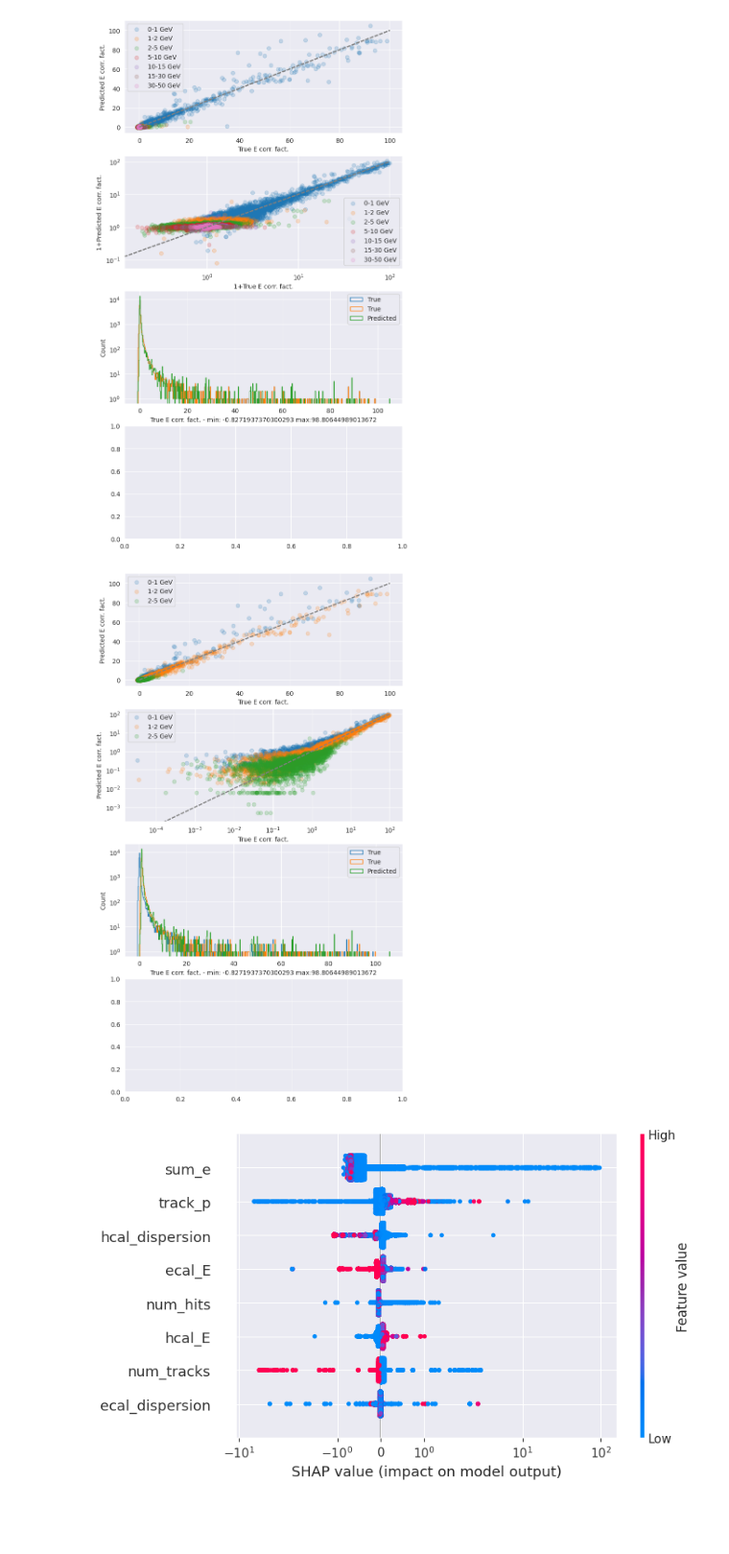
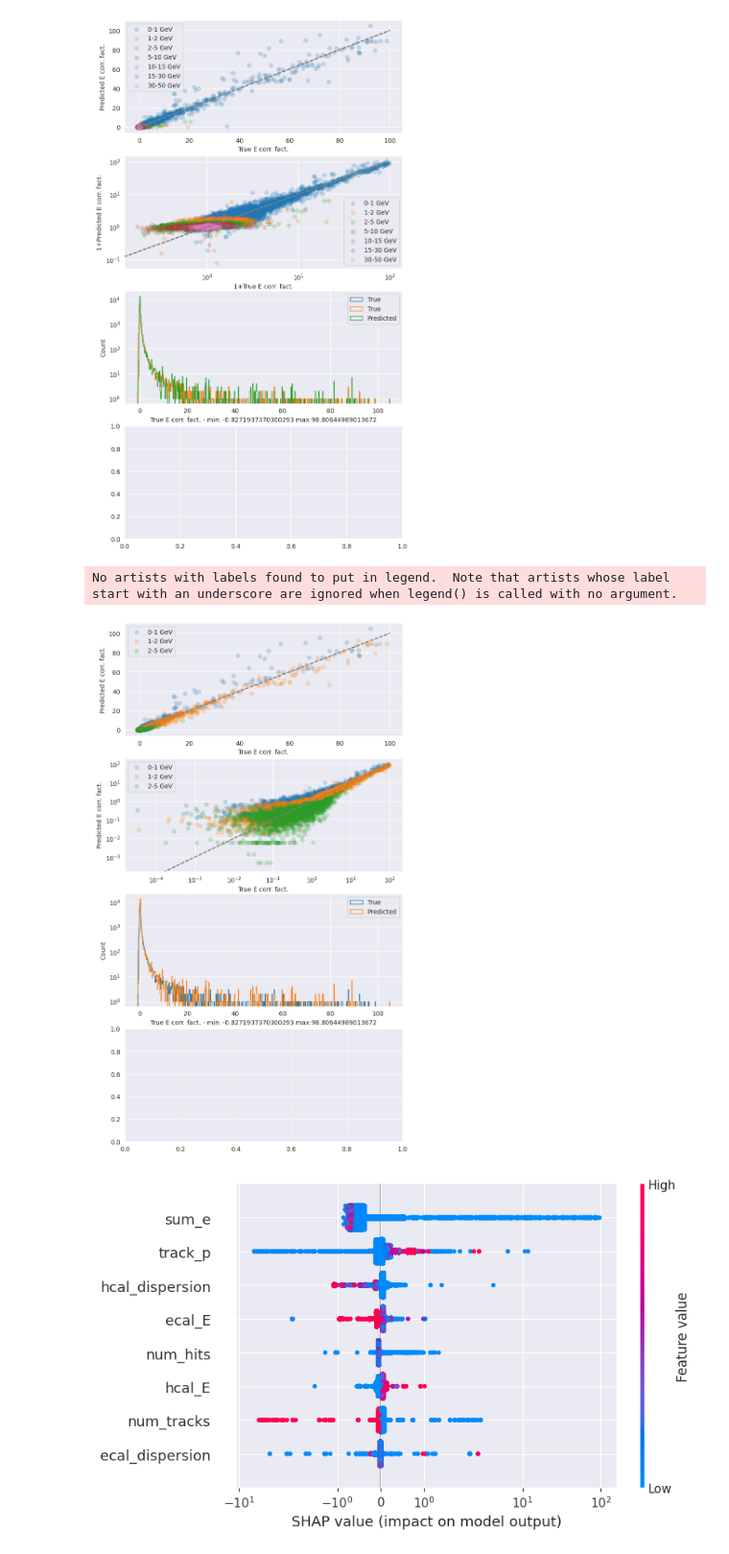
Before and after one commit to selvaggi/mlpf, a Jupyter notebook: notebooks/8_train_energy_regression.ipynb, the cells around one changed output. Shown at 96% size. Drawn from its saved outputs; the diff is of its cells as text; code cells hidden in the pictures; blank space fills up the shorter version.

```diff
--- a/notebooks/8_train_energy_regression.ipynb
+++ b/notebooks/8_train_energy_regression.ipynb
@@ -67,3 +97,6 @@ def main():
         raise NotImplementedError
 # %% [output]
 CUDA available: True
+# %%
+ds = get_dataset()
+print("Loaded dataset")
@@ -70,3 +110,3 @@ CUDA available: True
 # %%
-yt, yp, en, _, model, split = main()
+yt, yp, en, _, model, split = main(ds=ds, train_only_on_tracks=True)
 # %% [output]
@@ -152,37 +190,38 @@ def plot1(ytrue, ypred, energies):
             if i not in [0, 1, 2]:
                 continue
             mask = (energies > bins[i]) & (energies < bins[i + 1])
             ax[0].scatter(ytrue[mask], ypred[mask], label=f"{bins[i]}-{bins[i+1]} GeV", alpha=0.2)
             # plot identity line
             ax[0].plot([0, 100], [0, 100], color="gray", linestyle="--")
             ax[1].plot([0, 100], [0, 100], color="gray", linestyle="--")
             ax[1].scatter(ytrue[mask], ypred[mask], label=f"{bins[i]}-{bins[i + 1]} GeV", alpha=0.2)
         ax[0].set_xlabel("True E corr. fact.")
         ax[0].set_ylabel("Predicted E corr. fact.")
         ax[1].set_xlabel("True E corr. fact.")
         ax[1].set_ylabel("Predicted E corr. fact.")
         # ax1 is in logscale
         ax[1].set_yscale("log")
         ax[1].set_xscale("log")
         ax[0].legend()
         ax[1].legend()
         # ax 2 and 3 just plot a histogram of the true and predicted values
-        ax[2].hist(ytrue, bins=500, histtype="step", label="True")
+        #ax[2].hist(ytrue, bins=500, histtype="step", label="True")
         ax[2].set_xlabel("True E corr. fact. - min: " + str(round(ytrue.min().item(), 2)) + " max:" + str(round(ytrue.max().item(), 2)))
         ax[2].set_ylabel("Count")
         ax[2].legend()
         ax[2].set_yscale("log")
         ##########################
-        ax[2].hist(1+ytrue, bins=500, histtype="step", label="True")
-        ax[2].hist(1+ypred, bins=500, histtype="step", label="Predicted")
+        ax[2].hist(ytrue, bins=500, histtype="step", label="True")
+        ax[2].hist(ypred, bins=500, histtype="step", label="Predicted")
         ax[2].set_xlabel("True E corr. fact. - min: " + str(ytrue.min().item()) + " max:" + str(ytrue.max().item()))
         ax[2].set_ylabel("Count")
         ax[2].legend()
         ax[2].set_yscale("log")
         wandb.log({"validation": wandb.Image(fig)})
 plot1(yt, yp, en)
 # %% [output]
+No artists with labels found to put in legend.  Note that artists whose label start with an underscore are ignored when legend() is called with no argument.
-[figure, old version]
+[figure, new version]
 # %%
 import shap
 te = shap.TreeExplainer(model)
```
Also changed, not shown: parts of 18 cells of this notebook, 1 other file.
